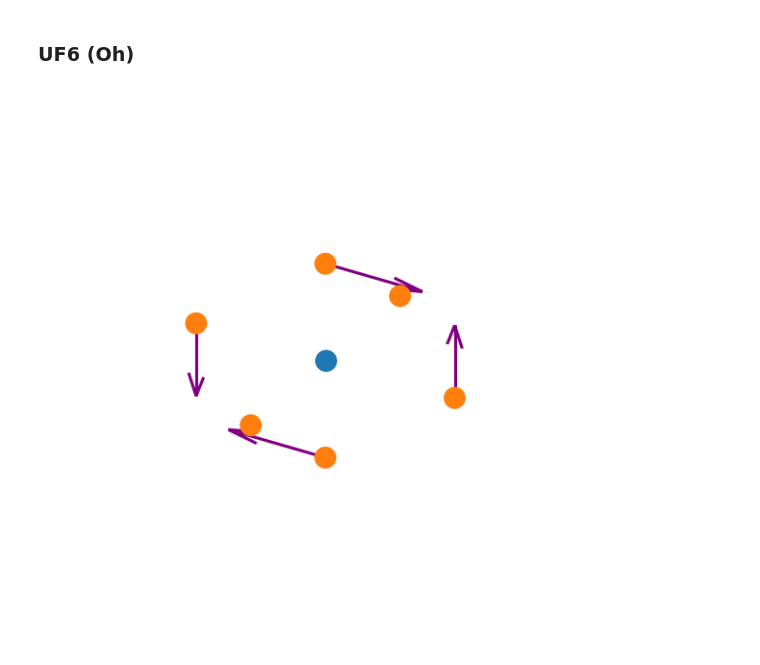
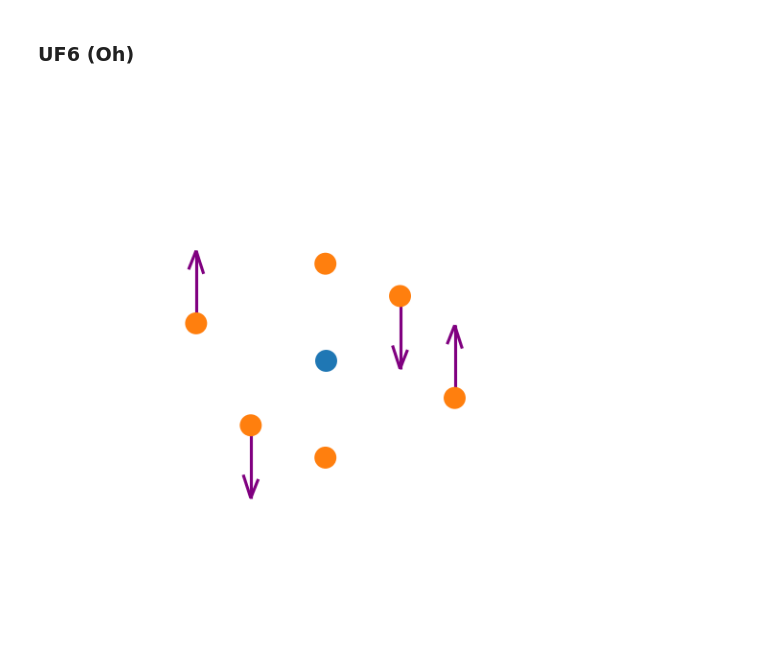
Before and after one commit to TheoNDionne/GroupTheoryHomework, a Jupyter notebook: group_theory_homework.ipynb, the cells around one changed output. Cells and saved outputs as stored; diff of their text form; code cells hidden in the pictures.

```diff
--- a/group_theory_homework.ipynb
+++ b/group_theory_homework.ipynb
@@ -532,48 +534,42 @@ vector_rep_Oh = np.array([
 # generate the mechanical rep
 mechanical_rep_Oh = get_mechanical_representation(atom_spatial_coordinates_Oh, vector_rep_Oh)
 # %%
-irrep = 8
+irrep = 9
 
 initial_coords_test = np.zeros(np.shape(mechanical_rep_Oh)[1]).reshape((3,7))
 
+initial_coords = np.array([
+    [ 0, 0, 0, 0, 0, 0, 0],
+    [ 0, 0, 0, 0, 0, 0, 0],
+    [ 0, 1, -1, 0, 0, 0, 0]
+], dtype=float)
 
-initial_coords_test[2,1] = 1
-# initial_coords_test[2,5] = -1
-initial_coords_test[2,1] = 1
-# initial_coords_test[2,2] = 1
-
-
-sym_adap = get_symmetry_adapted_modes(initial_coords_test, irrep, mechanical_rep_Oh, character_table_Oh, elements_per_class_Oh)
+sym_adap = get_symmetry_adapted_modes(initial_coords, irrep, mechanical_rep_Oh, character_table_Oh, elements_per_class_Oh)
 
 # plotting
 ax = plt.figure().add_subplot(projection='3d')
 ax.set_proj_type("ortho")
-
-# Make the grid
-x, y, z = np.meshgrid(np.arange(3),
-                      np.arange(3),
-                      np.arange(3))
 
 # ax.quiver(x, y, z, u, v, w, length=1/2, normalize=True)
 ax.quiver(
     atom_spatial_coordinates_Oh[0,:],
     atom_spatial_coordinates_Oh[1,:],
     atom_spatial_coordinates_Oh[2,:],
     sym_adap[0,:],
     sym_adap[1,:],
     sym_adap[2,:],
     length=0.75,
     normalize=True,
     color="purple"
     )
 ax.scatter(atom_spatial_coordinates_Oh[0,0],atom_spatial_coordinates_Oh[1,0],atom_spatial_coordinates_Oh[2,0], s=100, alpha=1)
 ax.scatter(atom_spatial_coordinates_Oh[0,1:],atom_spatial_coordinates_Oh[1,1:],atom_spatial_coordinates_Oh[2,1:], s=100, alpha=1)
 # ax.set_xlim3d(-1.5,1.5)
 # ax.set_ylim3d(-1.5,1.5)
 # ax.set_zlim3d(-1.5,1.5)
 
 ax.set_axis_off()
 
 plt.show()
 # %% [output]
-[figure, old version]
+[figure, new version]
```
Also changed, not shown: parts of 1 cell of this notebook.
